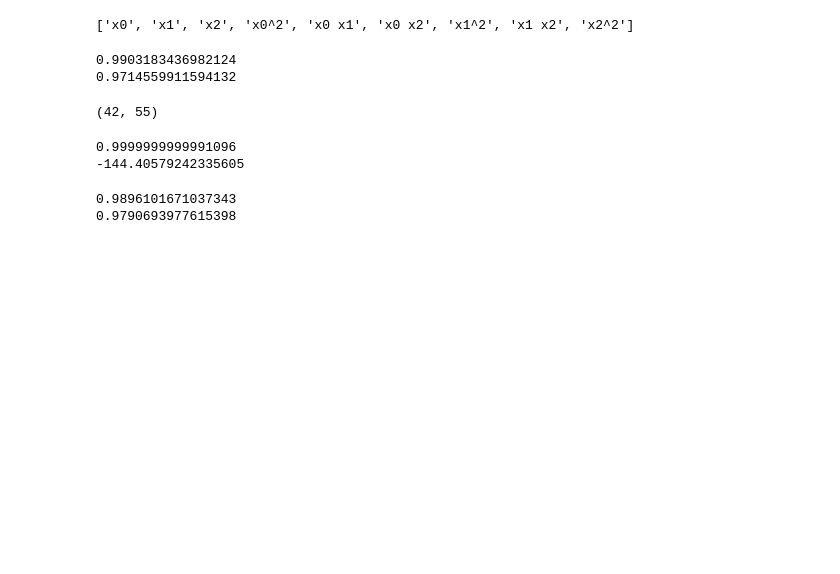
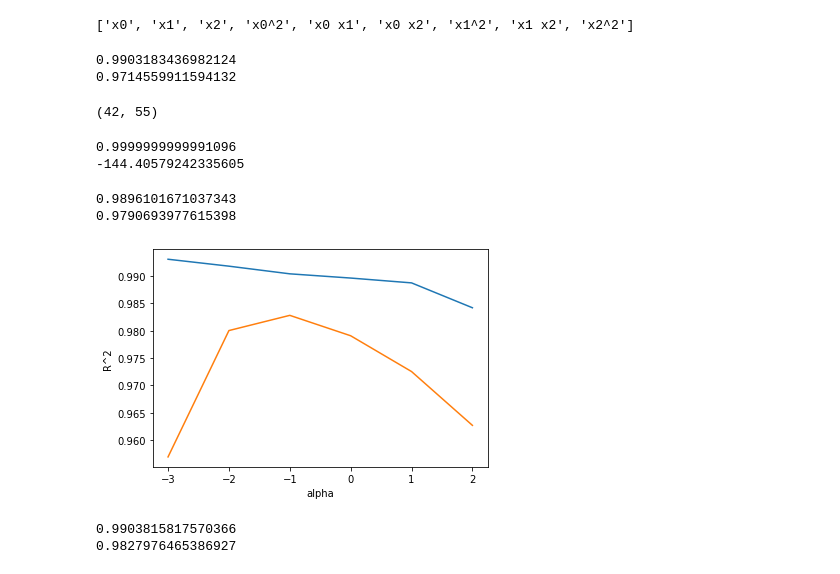
Before and after one commit to Dohy-Lee/-, a Jupyter notebook: 3_3)Multiple_Regression.ipynb, the cells around one changed output. Drawn from its saved outputs; the diff is of its cells as text; code cells hidden in the pictures; blank space fills up the shorter version.

```diff
--- a/3_3)Multiple_Regression.ipynb
+++ b/3_3)Multiple_Regression.ipynb
@@ -121,5 +121,27 @@ print(ridge.score(test_scaled, test_target))
 # %%
 #적절한 alpha값을 찾는 한가지 방법 : alpha값에 대한 R^2 그래프 그리기 -> 훈련 세트와 테스트 세트의 점수가 가장 가까운 지점이 최적의 alpha 값
 import matplotlib.pyplot as plt
 train_score = []
 test_score = []
+alpha_list = [0.001, 0.01, 0.1, 1, 10, 100]
+for alpha in alpha_list:
+  ridge = Ridge(alpha=alpha)
+  ridge.fit(train_scaled, train_target)
+  train_score.append(ridge.score(train_scaled, train_target))
+  test_score.append(ridge.score(test_scaled, test_target))
+plt.plot(np.log10(alpha_list), train_score)
+plt.plot(np.log10(alpha_list), test_score)
+plt.xlabel('alpha')
+plt.ylabel('R^2')
+plt.show() #파란색 : 훈련세트, 주황색 : 테스트세트
+# %% [output]
+[figure, added]
+# %%
+#alpha = -1 에서 두 그래프가 가장 가깝고, 테스트 세트의 점수가 가장 높으므로 10^-1 = 0.1을 alpha값으로 선정
+ridge = Ridge(alpha = 0.1)
+ridge.fit(train_scaled, train_target)
+print(ridge.score(train_scaled, train_target))
+print(ridge.score(test_scaled,test_target))
+# %% [output]
+0.9903815817570366
+0.9827976465386927
```
Also changed, not shown: parts of 5 cells of this notebook.
